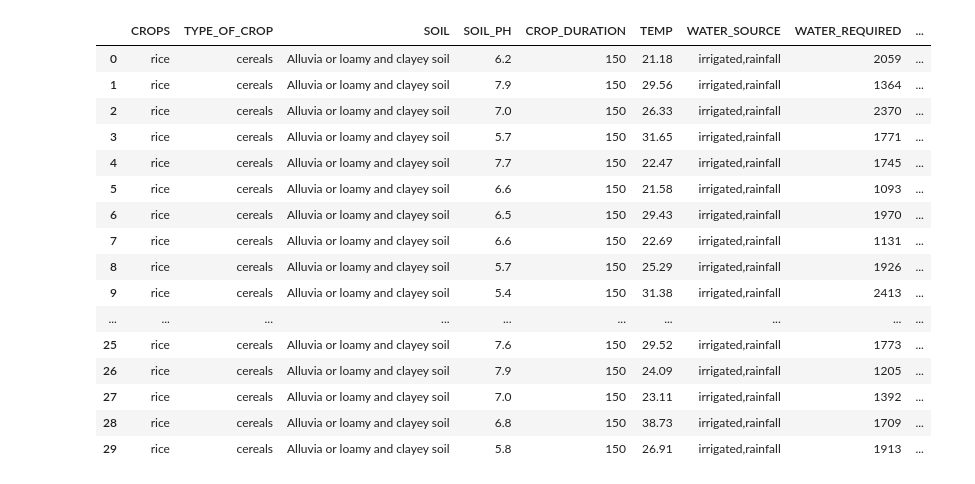
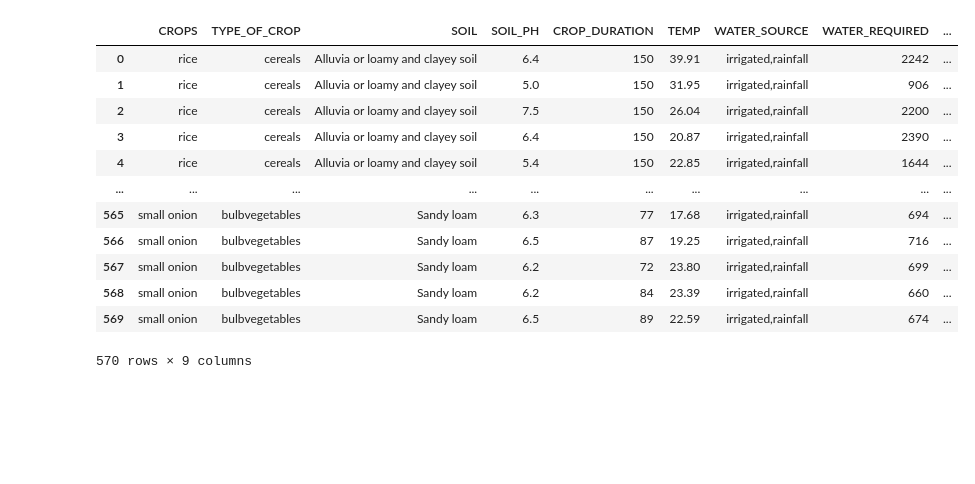
Before and after one commit to LalitKumaran/CROP-RECOMMENDATION-SYSTEM, a Jupyter notebook: GAN.ipynb, the cells around one changed output. Drawn from its saved outputs; the diff is of its cells as text; code cells hidden in the pictures; blank space fills up the shorter version.

```diff
--- a/GAN.ipynb
+++ b/GAN.ipynb
@@ -5,31 +5,25 @@ import tensorflow as tf
 from tensorflow import keras
 from tensorflow.keras import layers
 # %%
-crop_data = pd.read_csv("rule_based_data.csv",index_col=False)
-if "Unnamed: 0" in crop_data.columns:
-    crop_data = crop_data.drop(columns=["Unnamed: 0"])
-# crop_data.drop(['WATER_SOURCE'],axis=1)
-crop_data = crop_data[:30]
+org_data = pd.read_csv("rule_based_data.csv",index_col=False)
+if "Unnamed: 0" in org_data.columns:
+    org_data = org_data.drop(columns=["Unnamed: 0"])
-# %%
-crop_data
-# %% [output]
-|  | CROPS | TYPE_OF_CROP | SOIL | SOIL_PH | CROP_DURATION | TEMP | WATER_SOURCE | WATER_REQUIRED | ... |
-| 0 | rice | cereals | Alluvia or loamy and clayey soil | 6.2 | 150 | 21.18 | irrigated,rainfall | 2059 | ... |
-| 1 | rice | cereals | Alluvia or loamy and clayey soil | 7.9 | 150 | 29.56 | irrigated,rainfall | 1364 | ... |
-| 2 | rice | cereals | Alluvia or loamy and clayey soil | 7.0 | 150 | 26.33 | irrigated,rainfall | 2370 | ... |
-| 3 | rice | cereals | Alluvia or loamy and clayey soil | 5.7 | 150 | 31.65 | irrigated,rainfall | 1771 | ... |
-| 4 | rice | cereals | Alluvia or loamy and clayey soil | 7.7 | 150 | 22.47 | irrigated,rainfall | 1745 | ... |
-| 5 | rice | cereals | Alluvia or loamy and clayey soil | 6.6 | 150 | 21.58 | irrigated,rainfall | 1093 | ... |
-| 6 | rice | cereals | Alluvia or loamy and clayey soil | 6.5 | 150 | 29.43 | irrigated,rainfall | 1970 | ... |
-| 7 | rice | cereals | Alluvia or loamy and clayey soil | 6.6 | 150 | 22.69 | irrigated,rainfall | 1131 | ... |
-| 8 | rice | cereals | Alluvia or loamy and clayey soil | 5.7 | 150 | 25.29 | irrigated,rainfall | 1926 | ... |
-| 9 | rice | cereals | Alluvia or loamy and clayey soil | 5.4 | 150 | 31.38 | irrigated,rainfall | 2413 | ... |
-| ... | ... | ... | ... | ... | ... | ... | ... | ... | ... |
-| 25 | rice | cereals | Alluvia or loamy and clayey soil | 7.6 | 150 | 29.52 | irrigated,rainfall | 1773 | ... |
-| 26 | rice | cereals | Alluvia or loamy and clayey soil | 7.9 | 150 | 24.09 | irrigated,rainfall | 1205 | ... |
-| 27 | rice | cereals | Alluvia or loamy and clayey soil | 7.0 | 150 | 23.11 | irrigated,rainfall | 1392 | ... |
-| 28 | rice | cereals | Alluvia or loamy and clayey soil | 6.8 | 150 | 38.73 | irrigated,rainfall | 1709 | ... |
-| 29 | rice | cereals | Alluvia or loamy and clayey soil | 5.8 | 150 | 26.91 | irrigated,rainfall | 1913 | ... |
+# %%
+org_data
+# %% [output]
+|  | CROPS | TYPE_OF_CROP | SOIL | SOIL_PH | CROP_DURATION | TEMP | WATER_SOURCE | WATER_REQUIRED | ... |
+| 0 | rice | cereals | Alluvia or loamy and clayey soil | 6.4 | 150 | 39.91 | irrigated,rainfall | 2242 | ... |
+| 1 | rice | cereals | Alluvia or loamy and clayey soil | 5.0 | 150 | 31.95 | irrigated,rainfall | 906 | ... |
+| 2 | rice | cereals | Alluvia or loamy and clayey soil | 7.5 | 150 | 26.04 | irrigated,rainfall | 2200 | ... |
+| 3 | rice | cereals | Alluvia or loamy and clayey soil | 6.4 | 150 | 20.87 | irrigated,rainfall | 2390 | ... |
+| 4 | rice | cereals | Alluvia or loamy and clayey soil | 5.4 | 150 | 22.85 | irrigated,rainfall | 1644 | ... |
+| ... | ... | ... | ... | ... | ... | ... | ... | ... | ... |
+| 565 | small onion | bulbvegetables | Sandy loam | 6.3 | 77 | 17.68 | irrigated,rainfall | 694 | ... |
+| 566 | small onion | bulbvegetables | Sandy loam | 6.5 | 87 | 19.25 | irrigated,rainfall | 716 | ... |
+| 567 | small onion | bulbvegetables | Sandy loam | 6.2 | 72 | 23.80 | irrigated,rainfall | 699 | ... |
+| 568 | small onion | bulbvegetables | Sandy loam | 6.2 | 84 | 23.39 | irrigated,rainfall | 660 | ... |
+| 569 | small onion | bulbvegetables | Sandy loam | 6.5 | 89 | 22.59 | irrigated,rainfall | 674 | ... |
+570 rows × 9 columns
 # %%
 from sklearn.preprocessing import MinMaxScaler, OneHotEncoder
 
```
Also changed, not shown: parts of 14 cells of this notebook, 7 other files.
